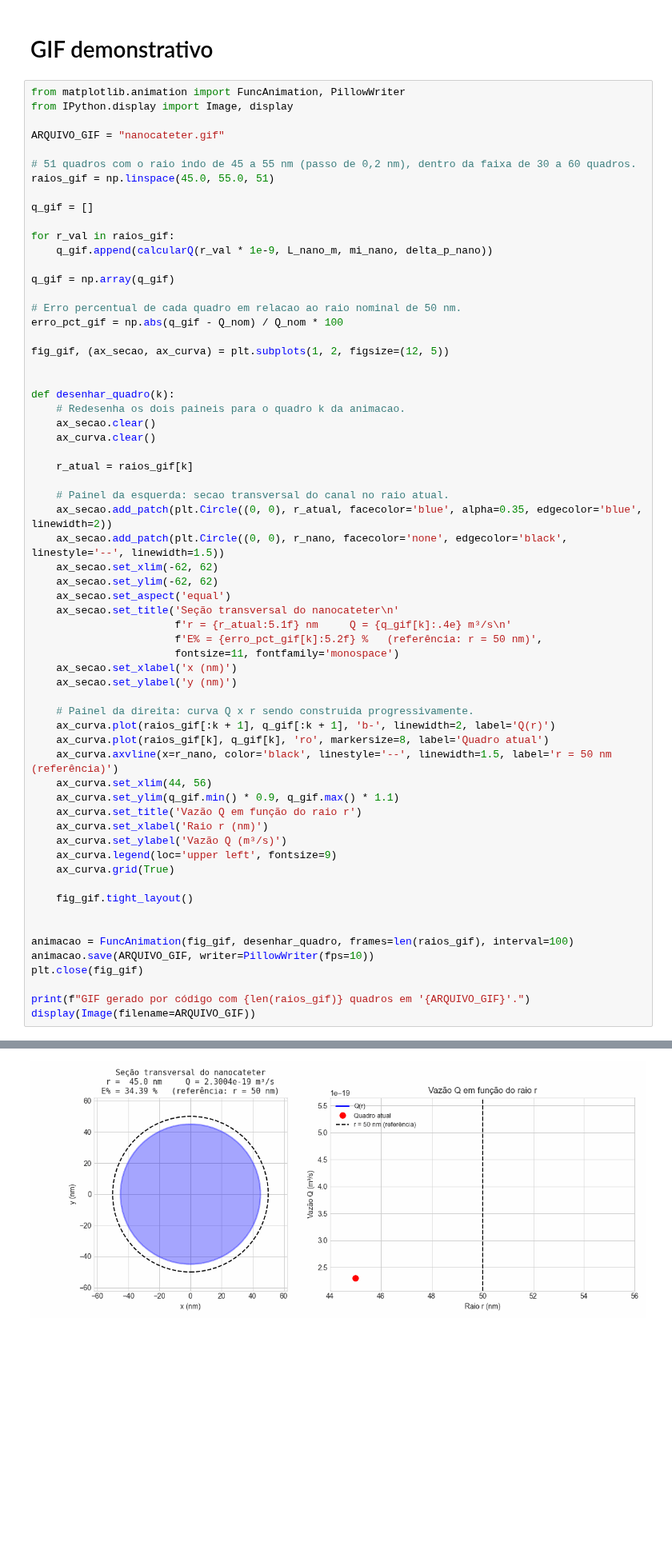
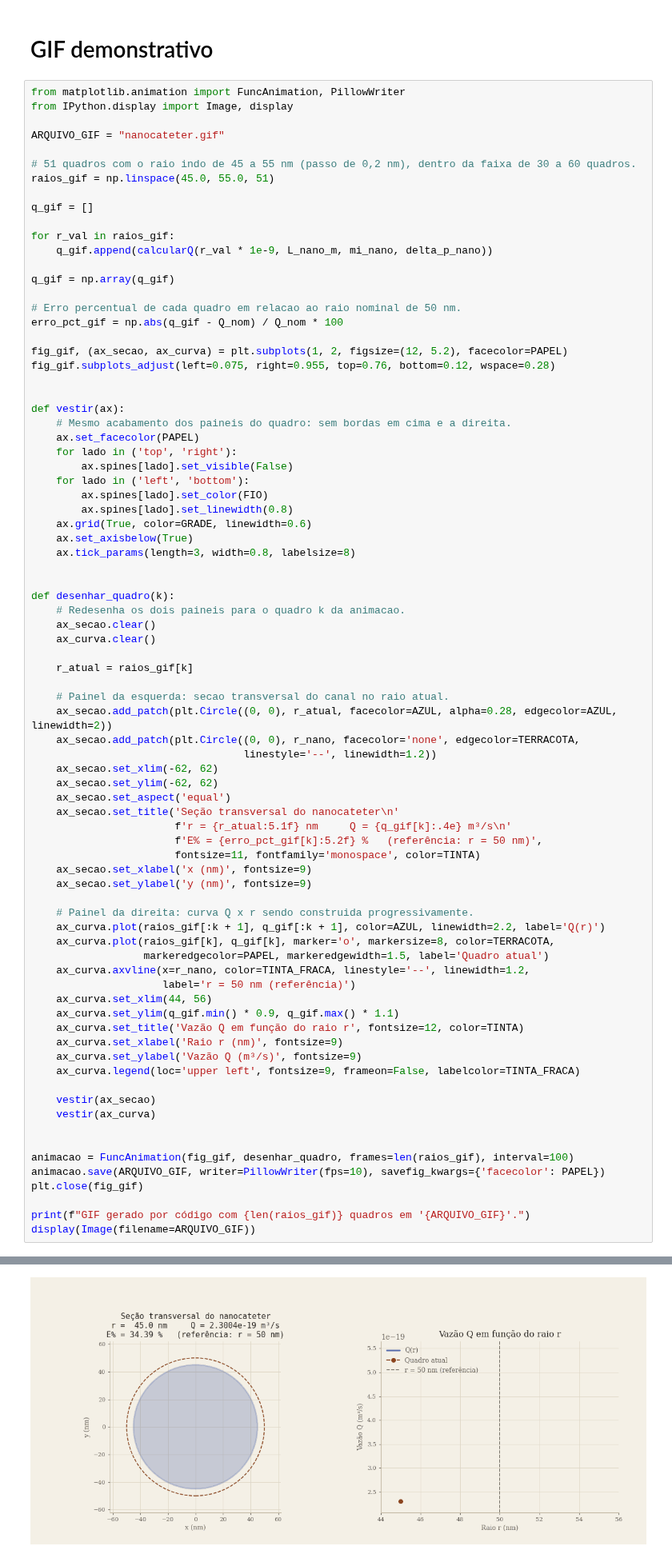
Before and after one commit to rafael-guimaraes/calculo-numerico, a Jupyter notebook: Atividade_01/Atividade_01.ipynb, the cells around one changed output, grey strips where cells are left out. Shown at 80% size. Drawn from its saved outputs; the diff is of its cells as text; blank space fills up the shorter version.

```diff
--- a/Atividade_01/Atividade_01.ipynb
+++ b/Atividade_01/Atividade_01.ipynb
@@ -878,53 +927,70 @@ q_gif = np.array(q_gif)
 # Erro percentual de cada quadro em relacao ao raio nominal de 50 nm.
 erro_pct_gif = np.abs(q_gif - Q_nom) / Q_nom * 100
 
-fig_gif, (ax_secao, ax_curva) = plt.subplots(1, 2, figsize=(12, 5))
+fig_gif, (ax_secao, ax_curva) = plt.subplots(1, 2, figsize=(12, 5.2), facecolor=PAPEL)
+fig_gif.subplots_adjust(left=0.075, right=0.955, top=0.76, bottom=0.12, wspace=0.28)
+
+
+def vestir(ax):
+    # Mesmo acabamento dos paineis do quadro: sem bordas em cima e a direita.
+    ax.set_facecolor(PAPEL)
+    for lado in ('top', 'right'):
+        ax.spines[lado].set_visible(False)
+    for lado in ('left', 'bottom'):
+        ax.spines[lado].set_color(FIO)
+        ax.spines[lado].set_linewidth(0.8)
+    ax.grid(True, color=GRADE, linewidth=0.6)
+    ax.set_axisbelow(True)
+    ax.tick_params(length=3, width=0.8, labelsize=8)
 
 
 def desenhar_quadro(k):
     # Redesenha os dois paineis para o quadro k da animacao.
     ax_secao.clear()
     ax_curva.clear()
 
     r_atual = raios_gif[k]
 
     # Painel da esquerda: secao transversal do canal no raio atual.
-    ax_secao.add_patch(plt.Circle((0, 0), r_atual, facecolor='blue', alpha=0.35, edgecolor='blue', linewidth=2))
-    ax_secao.add_patch(plt.Circle((0, 0), r_nano, facecolor='none', edgecolor='black', linestyle='--', linewidth=1.5))
+    ax_secao.add_patch(plt.Circle((0, 0), r_atual, facecolor=AZUL, alpha=0.28, edgecolor=AZUL, linewidth=2))
+    ax_secao.add_patch(plt.Circle((0, 0), r_nano, facecolor='none', edgecolor=TERRACOTA,
+                                  linestyle='--', linewidth=1.2))
     ax_secao.set_xlim(-62, 62)
     ax_secao.set_ylim(-62, 62)
     ax_secao.set_aspect('equal')
     ax_secao.set_title('Seção transversal do nanocateter\n'
                        f'r = {r_atual:5.1f} nm     Q = {q_gif[k]:.4e} m³/s\n'
                        f'E% = {erro_pct_gif[k]:5.2f} %   (referência: r = 50 nm)',
-                       fontsize=11, fontfamily='monospace')
-    ax_secao.set_xlabel('x (nm)')
-    ax_secao.set_ylabel('y (nm)')
+                       fontsize=11, fontfamily='monospace', color=TINTA)
+    ax_secao.set_xlabel('x (nm)', fontsize=9)
+    ax_secao.set_ylabel('y (nm)', fontsize=9)
 
     # Painel da direita: curva Q x r sendo construida progressivamente.
-    ax_curva.plot(raios_gif[:k + 1], q_gif[:k + 1], 'b-', linewidth=2, label='Q(r)')
-    ax_curva.plot(raios_gif[k], q_gif[k], 'ro', markersize=8, label='Quadro atual')
-    ax_curva.axvline(x=r_nano, color='black', linestyle='--', linewidth=1.5, label='r = 50 nm (referência)')
+    ax_curva.plot(raios_gif[:k + 1], q_gif[:k + 1], color=AZUL, linewidth=2.2, label='Q(r)')
+    ax_curva.plot(raios_gif[k], q_gif[k], marker='o', markersize=8, color=TERRACOTA,
+                  markeredgecolor=PAPEL, markeredgewidth=1.5, label='Quadro atual')
+    ax_curva.axvline(x=r_nano, color=TINTA_FRACA, linestyle='--', linewidth=1.2,
+                     label='r = 50 nm (referência)')
     ax_curva.set_xlim(44, 56)
     ax_curva.set_ylim(q_gif.min() * 0.9, q_gif.max() * 1.1)
-    ax_curva.set_title('Vazão Q em função do raio r')
-    ax_curva.set_xlabel('Raio r (nm)')
-    ax_curva.set_ylabel('Vazão Q (m³/s)')
-    ax_curva.legend(loc='upper left', fontsize=9)
-    ax_curva.grid(True)
+    ax_curva.set_title('Vazão Q em função do raio r', fontsize=12, color=TINTA)
+    ax_curva.set_xlabel('Raio r (nm)', fontsize=9)
+    ax_curva.set_ylabel('Vazão Q (m³/s)', fontsize=9)
+    ax_curva.legend(loc='upper left', fontsize=9, frameon=False, labelcolor=TINTA_FRACA)
 
-    fig_gif.tight_layout()
+    vestir(ax_secao)
+    vestir(ax_curva)
 
 
 animacao = FuncAnimation(fig_gif, desenhar_quadro, frames=len(raios_gif), interval=100)
-animacao.save(ARQUIVO_GIF, writer=PillowWriter(fps=10))
+animacao.save(ARQUIVO_GIF, writer=PillowWriter(fps=10), savefig_kwargs={'facecolor': PAPEL})
 plt.close(fig_gif)
 
 print(f"GIF gerado por código com {len(raios_gif)} quadros em '{ARQUIVO_GIF}'.")
 display(Image(filename=ARQUIVO_GIF))
 # %% [output]
 GIF gerado por código com 51 quadros em 'nanocateter.gif'.
-[figure, old version]
+[figure, new version]
 # %% [markdown]
 # Conclusão
 # %% [markdown]
```
Also changed, not shown: parts of 2 cells of this notebook, 2 other files.
